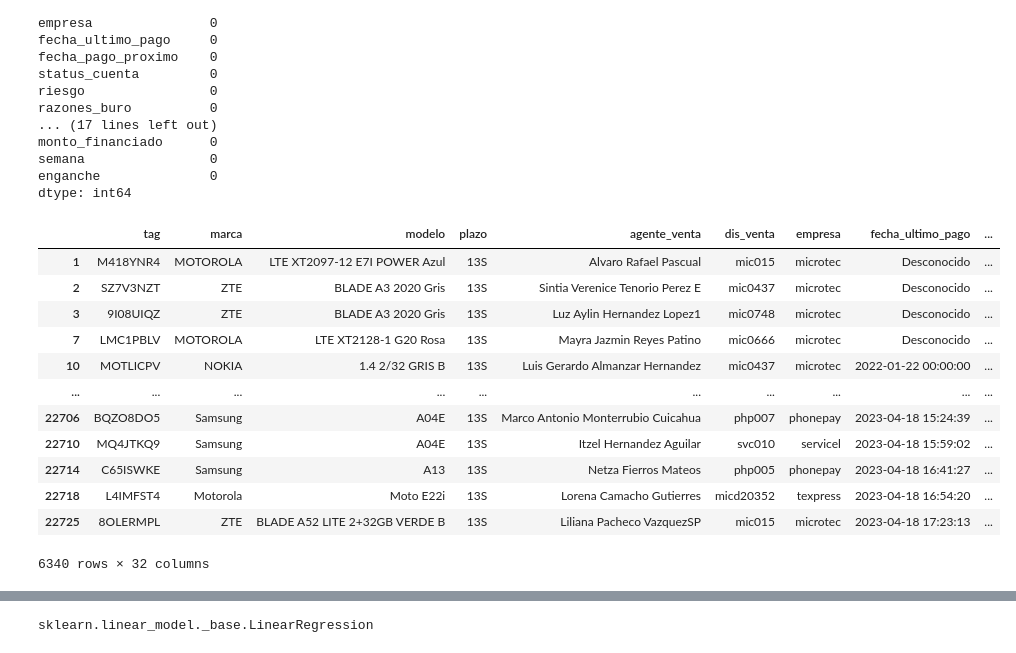
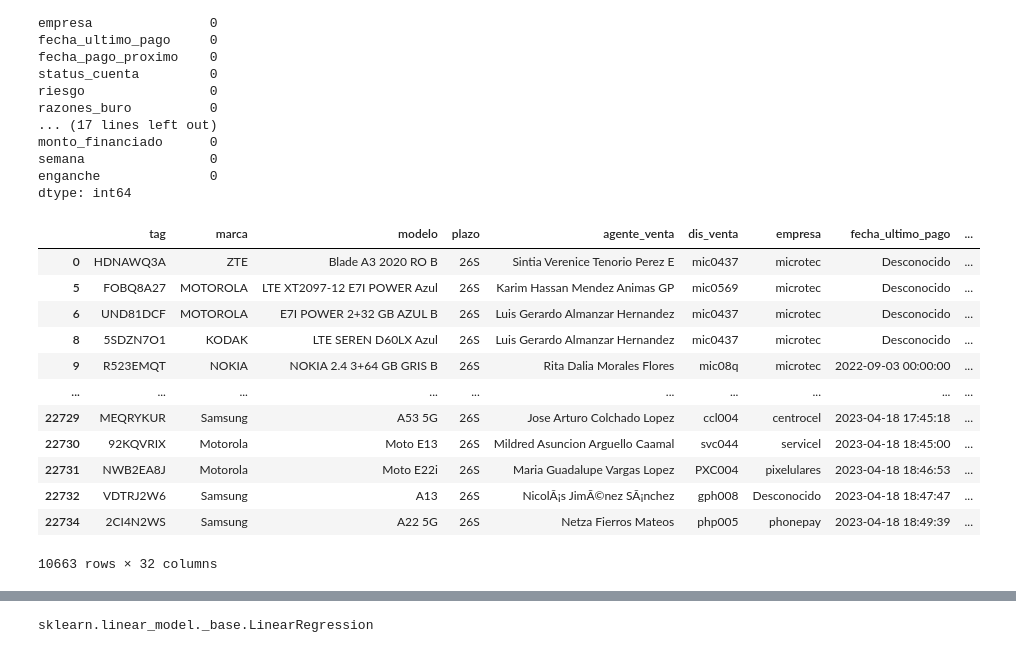
Before and after one commit to Angel353/Act_2_GPPT, a Jupyter notebook: Correlaciones2.ipynb, the cells around one changed output, grey strips where cells are left out. Drawn from its saved outputs; the diff is of its cells as text; code cells hidden in the pictures.

```diff
--- a/Correlaciones2.ipynb
+++ b/Correlaciones2.ipynb
@@ -57,20 +57,20 @@ enganche              0
 dtype: int64
 # %%
 #Filtro por objeto (Primer Filtro)
-Credicel13Sem = Credicel[Credicel["plazo"] == "13S"]
-Credicel13Sem
+Credicel26Sem = Credicel[Credicel["plazo"] == "26S"]
+Credicel26Sem
 # %% [output]
 |  | tag | marca | modelo | plazo | agente_venta | dis_venta | empresa | fecha_ultimo_pago | ... |
-| 1 | M418YNR4 | MOTOROLA | LTE XT2097-12 E7I POWER Azul | 13S | Alvaro Rafael Pascual | mic015 | microtec | Desconocido | ... |
-| 2 | SZ7V3NZT | ZTE | BLADE A3 2020 Gris | 13S | Sintia Verenice Tenorio Perez E | mic0437 | microtec | Desconocido | ... |
-| 3 | 9I08UIQZ | ZTE | BLADE A3 2020 Gris | 13S | Luz Aylin Hernandez Lopez1 | mic0748 | microtec | Desconocido | ... |
-| 7 | LMC1PBLV | MOTOROLA | LTE XT2128-1 G20 Rosa | 13S | Mayra Jazmin Reyes Patino | mic0666 | microtec | Desconocido | ... |
-| 10 | MOTLICPV | NOKIA | 1.4 2/32 GRIS B | 13S | Luis Gerardo Almanzar Hernandez | mic0437 | microtec | 2022-01-22 00:00:00 | ... |
+| 0 | HDNAWQ3A | ZTE | Blade A3 2020 RO B | 26S | Sintia Verenice Tenorio Perez E | mic0437 | microtec | Desconocido | ... |
+| 5 | FOBQ8A27 | MOTOROLA | LTE XT2097-12 E7I POWER Azul | 26S | Karim Hassan Mendez Animas GP | mic0569 | microtec | Desconocido | ... |
+| 6 | UND81DCF | MOTOROLA | E7I POWER 2+32 GB AZUL B | 26S | Luis Gerardo Almanzar Hernandez | mic0437 | microtec | Desconocido | ... |
+| 8 | 5SDZN7O1 | KODAK | LTE SEREN D60LX Azul | 26S | Luis Gerardo Almanzar Hernandez | mic0437 | microtec | Desconocido | ... |
+| 9 | R523EMQT | NOKIA | NOKIA 2.4 3+64 GB GRIS B | 26S | Rita Dalia Morales Flores | mic08q | microtec | 2022-09-03 00:00:00 | ... |
 | ... | ... | ... | ... | ... | ... | ... | ... | ... | ... |
-| 22706 | BQZO8DO5 | Samsung | A04E | 13S | Marco Antonio Monterrubio Cuicahua | php007 | phonepay | 2023-04-18 15:24:39 | ... |
-| 22710 | MQ4JTKQ9 | Samsung | A04E | 13S | Itzel Hernandez Aguilar | svc010 | servicel | 2023-04-18 15:59:02 | ... |
-| 22714 | C65ISWKE | Samsung | A13 | 13S | Netza Fierros Mateos | php005 | phonepay | 2023-04-18 16:41:27 | ... |
-| 22718 | L4IMFST4 | Motorola | Moto E22i | 13S | Lorena Camacho Gutierres | micd20352 | texpress | 2023-04-18 16:54:20 | ... |
-| 22725 | 8OLERMPL | ZTE | BLADE A52 LITE 2+32GB VERDE B | 13S | Liliana Pacheco VazquezSP | mic015 | microtec | 2023-04-18 17:23:13 | ... |
+| 22729 | MEQRYKUR | Samsung | A53 5G | 26S | Jose Arturo Colchado Lopez | ccl004 | centrocel | 2023-04-18 17:45:18 | ... |
+| 22730 | 92KQVRIX | Motorola | Moto E13 | 26S | Mildred Asuncion Arguello Caamal | svc044 | servicel | 2023-04-18 18:45:00 | ... |
+| 22731 | NWB2EA8J | Motorola | Moto E22i | 26S | Maria Guadalupe Vargas Lopez | PXC004 | pixelulares | 2023-04-18 18:46:53 | ... |
+| 22732 | VDTRJ2W6 | Samsung | A13 | 26S | NicolÃ¡s JimÃ©nez SÃ¡nchez | gph008 | Desconocido | 2023-04-18 18:47:47 | ... |
+| 22734 | 2CI4N2WS | Samsung | A22 5G | 26S | Netza Fierros Mateos | php005 | phonepay | 2023-04-18 18:49:39 | ... |
-6340 rows × 32 columns
+10663 rows × 32 columns
 # %% [markdown]
```
Also changed, not shown: parts of 8 cells of this notebook.
